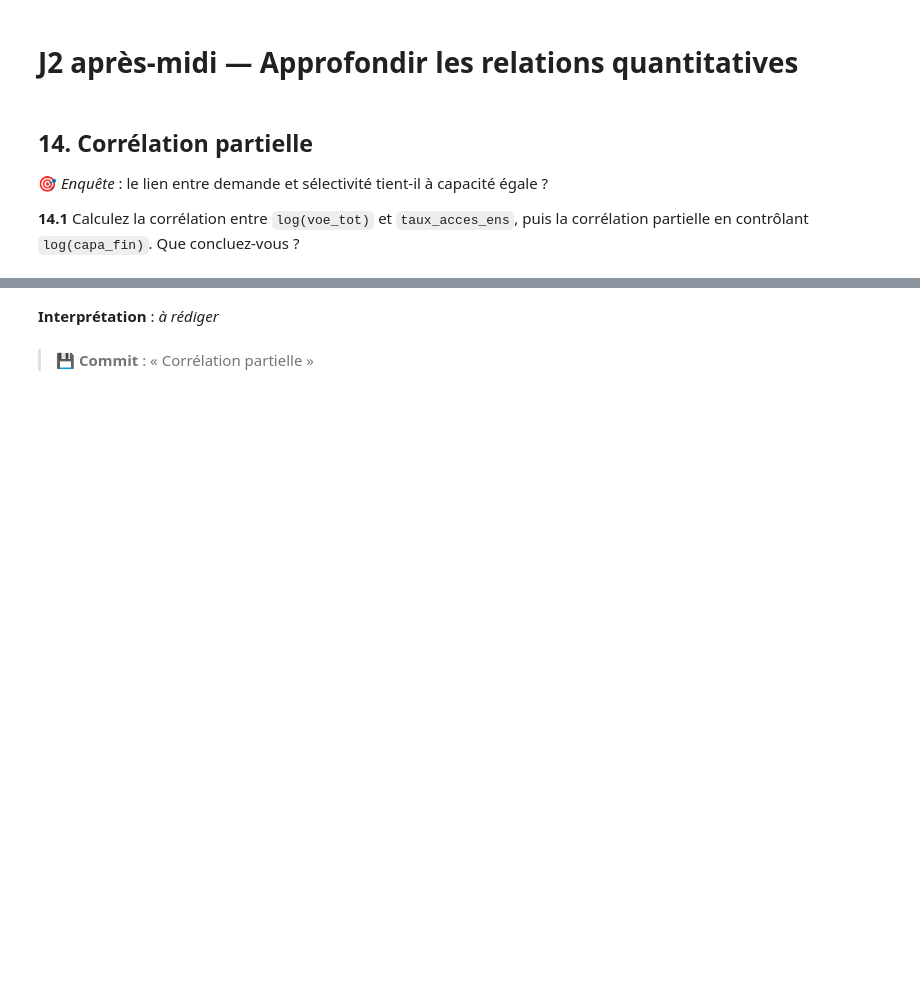
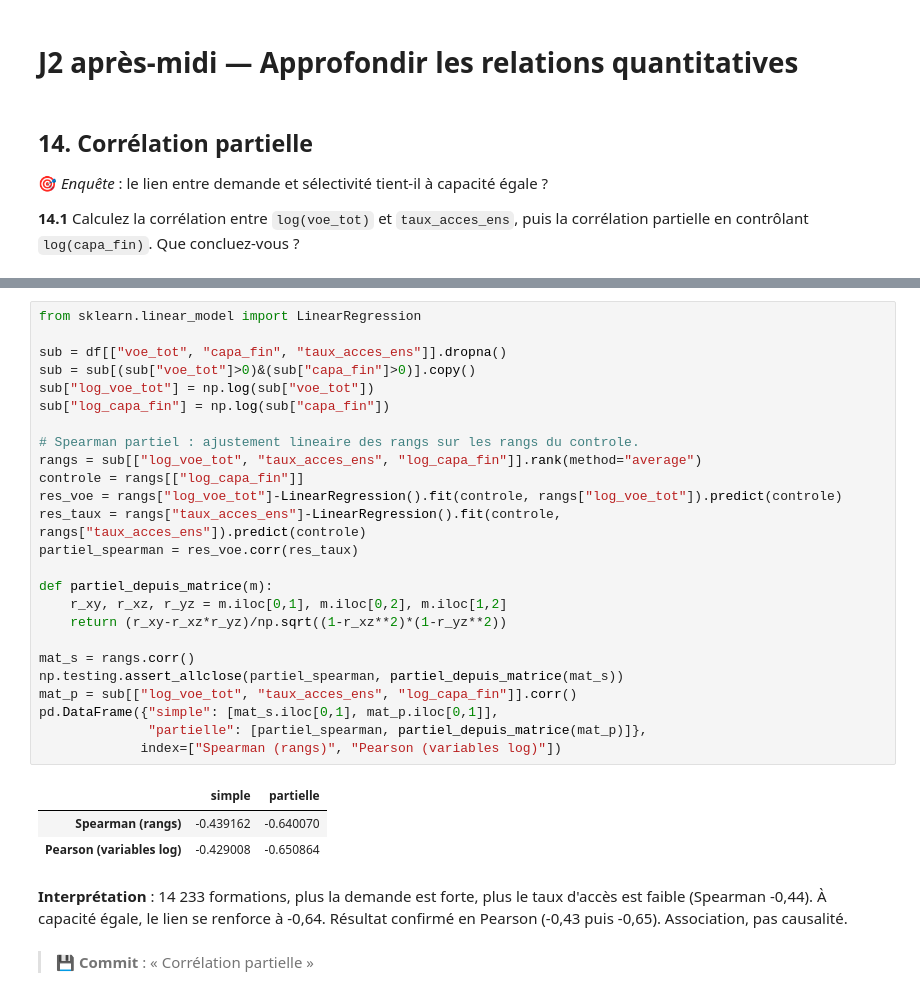
Before and after one commit to Anaisblk/Analyse-Parcoursup, a Jupyter notebook: TP_Parcoursup (1).ipynb, the cells around one changed output, grey strips where cells are left out. Drawn from its saved outputs; the diff is of its cells as text; blank space fills up the shorter version.

Commit message:
Corrélation partielle

```diff
--- a/TP_Parcoursup (1).ipynb
+++ b/TP_Parcoursup (1).ipynb
@@ -924,5 +946,34 @@ Rejet de H0 a 5% : True
+# %%
+from sklearn.linear_model import LinearRegression
+
+sub = df[["voe_tot", "capa_fin", "taux_acces_ens"]].dropna()
+sub = sub[(sub["voe_tot"]>0)&(sub["capa_fin"]>0)].copy()
+sub["log_voe_tot"] = np.log(sub["voe_tot"])
+sub["log_capa_fin"] = np.log(sub["capa_fin"])
+
+# Spearman partiel : ajustement lineaire des rangs sur les rangs du controle.
+rangs = sub[["log_voe_tot", "taux_acces_ens", "log_capa_fin"]].rank(method="average")
+controle = rangs[["log_capa_fin"]]
+res_voe = rangs["log_voe_tot"]-LinearRegression().fit(controle, rangs["log_voe_tot"]).predict(controle)
+res_taux = rangs["taux_acces_ens"]-LinearRegression().fit(controle, rangs["taux_acces_ens"]).predict(controle)
+partiel_spearman = res_voe.corr(res_taux)
+
+def partiel_depuis_matrice(m):
+    r_xy, r_xz, r_yz = m.iloc[0,1], m.iloc[0,2], m.iloc[1,2]
+    return (r_xy-r_xz*r_yz)/np.sqrt((1-r_xz**2)*(1-r_yz**2))
+
+mat_s = rangs.corr()
+np.testing.assert_allclose(partiel_spearman, partiel_depuis_matrice(mat_s))
+mat_p = sub[["log_voe_tot", "taux_acces_ens", "log_capa_fin"]].corr()
+pd.DataFrame({"simple": [mat_s.iloc[0,1], mat_p.iloc[0,1]],
+              "partielle": [partiel_spearman, partiel_depuis_matrice(mat_p)]},
+             index=["Spearman (rangs)", "Pearson (variables log)"])
+# %% [output]
+|  | simple | partielle |
+| Spearman (rangs) | -0.439162 | -0.640070 |
+| Pearson (variables log) | -0.429008 | -0.650864 |
 # %% [markdown]
-**Interprétation** : _à rédiger_
+**Interprétation** : 14 233 formations, plus la demande est forte, plus le taux d'accès est faible (Spearman -0,44). À capacité égale, le lien se renforce à -0,64. Résultat confirmé en Pearson (-0,43 puis -0,65). Association, pas causalité.
 # %% [markdown]
 > 💾 **Commit** : « Corrélation partielle »
 # %% [markdown]
```
Also changed, not shown: parts of 1 cell of this notebook.
